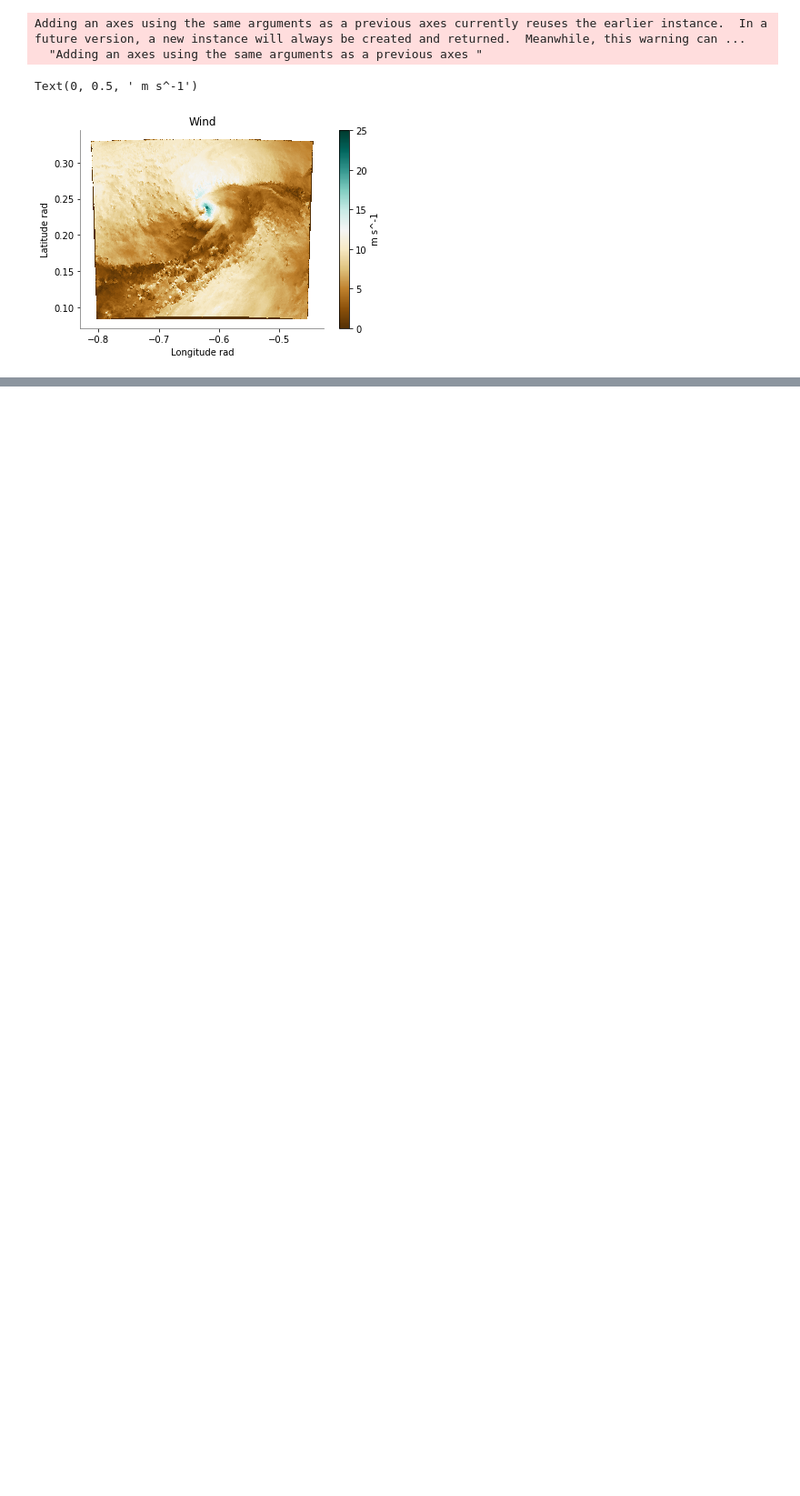
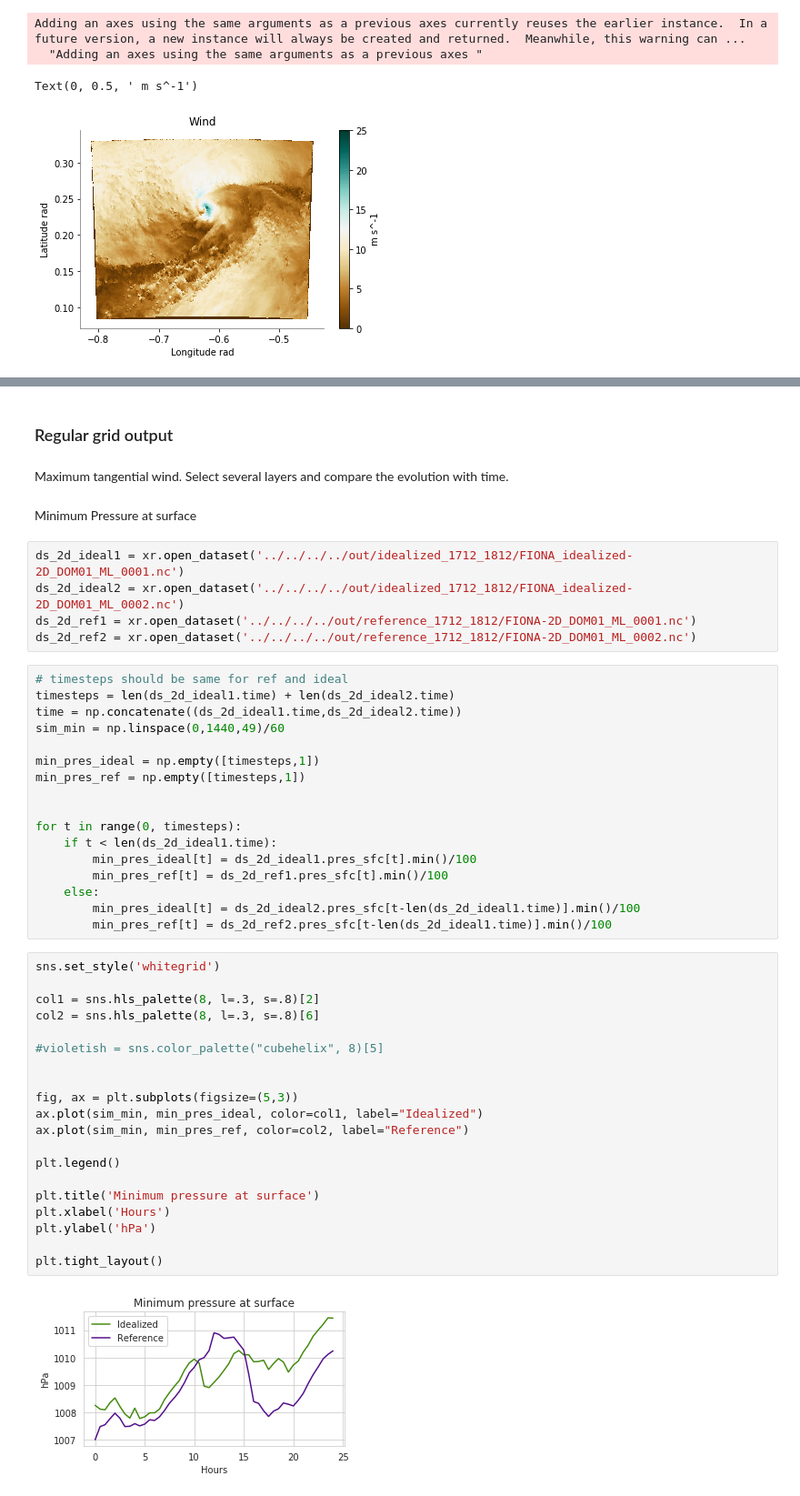
Before and after one commit to TracyMcBean/Idealize_TC, a Jupyter notebook: IdealizeCyclone/Jupyter/Check_output.ipynb, the cells around one changed output, grey strips where cells are left out. Shown at 91% size. Drawn from its saved outputs; the diff is of its cells as text; blank space fills up the shorter version.

Commit message:
Added time dependency for center line and further output analysis

```diff
--- a/IdealizeCyclone/Jupyter/Check_output.ipynb
+++ b/IdealizeCyclone/Jupyter/Check_output.ipynb
@@ -245,2 +160,53 @@ ValueError: dimensions {'time'} do not exist
+# %% [markdown]
+### Regular grid output
+# %% [markdown]
+Maximum tangential wind.
+Select several layers and compare the evolution with time.
+# %% [markdown]
+Minimum Pressure at surface
+# %%
+ds_2d_ideal1 = xr.open_dataset('../../../../out/idealized_1712_1812/FIONA_idealized-2D_DOM01_ML_0001.nc')
+ds_2d_ideal2 = xr.open_dataset('../../../../out/idealized_1712_1812/FIONA_idealized-2D_DOM01_ML_0002.nc')
+ds_2d_ref1 = xr.open_dataset('../../../../out/reference_1712_1812/FIONA-2D_DOM01_ML_0001.nc')
+ds_2d_ref2 = xr.open_dataset('../../../../out/reference_1712_1812/FIONA-2D_DOM01_ML_0002.nc')
+# %%
+# timesteps should be same for ref and ideal
+timesteps = len(ds_2d_ideal1.time) + len(ds_2d_ideal2.time)
+time = np.concatenate((ds_2d_ideal1.time,ds_2d_ideal2.time))
+sim_min = np.linspace(0,1440,49)/60
+
+min_pres_ideal = np.empty([timesteps,1])
+min_pres_ref = np.empty([timesteps,1])
+
+
+for t in range(0, timesteps):
+    if t < len(ds_2d_ideal1.time):
+        min_pres_ideal[t] = ds_2d_ideal1.pres_sfc[t].min()/100
+        min_pres_ref[t] = ds_2d_ref1.pres_sfc[t].min()/100
+    else:
+        min_pres_ideal[t] = ds_2d_ideal2.pres_sfc[t-len(ds_2d_ideal1.time)].min()/100
+        min_pres_ref[t] = ds_2d_ref2.pres_sfc[t-len(ds_2d_ideal1.time)].min()/100
+# %%
+sns.set_style('whitegrid')
+
+col1 = sns.hls_palette(8, l=.3, s=.8)[2]
+col2 = sns.hls_palette(8, l=.3, s=.8)[6]
+
+#violetish = sns.color_palette("cubehelix", 8)[5]
+
+
+fig, ax = plt.subplots(figsize=(5,3))
+ax.plot(sim_min, min_pres_ideal, color=col1, label="Idealized")
+ax.plot(sim_min, min_pres_ref, color=col2, label="Reference")
+
+plt.legend()
+
+plt.title('Minimum pressure at surface')
+plt.xlabel('Hours')
+plt.ylabel('hPa')
+
+plt.tight_layout()
+# %% [output]
+[figure, added]
 # %%
 %matplotlib notebook
```
Also changed, not shown: parts of 22 cells of this notebook, 11 other files.
